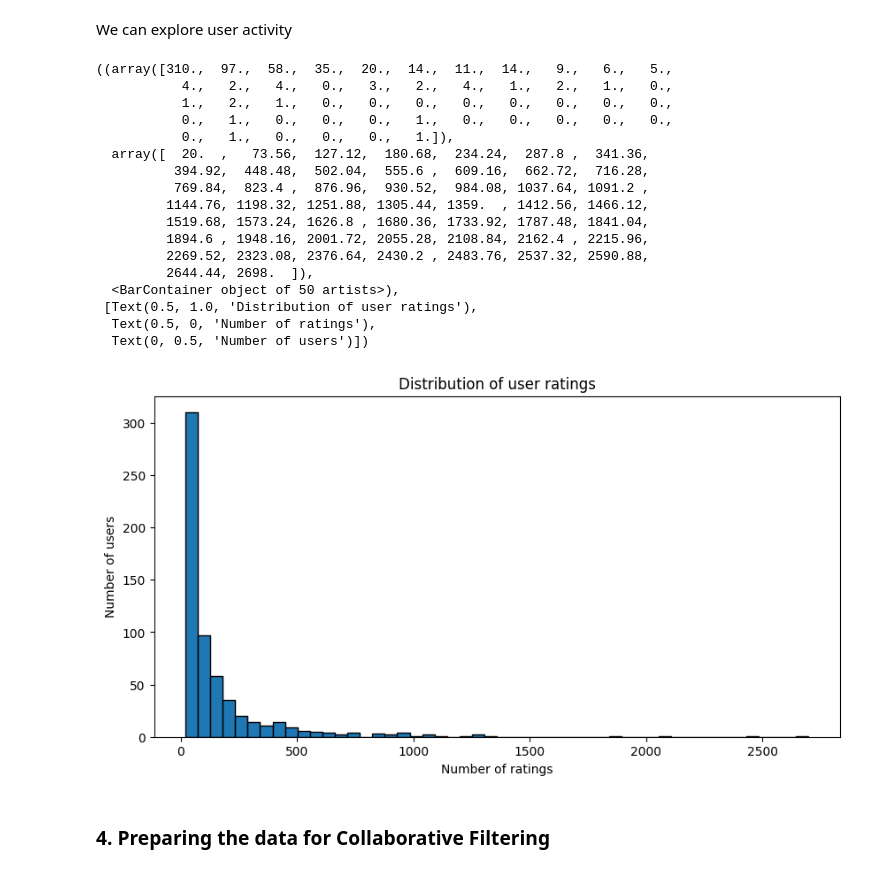
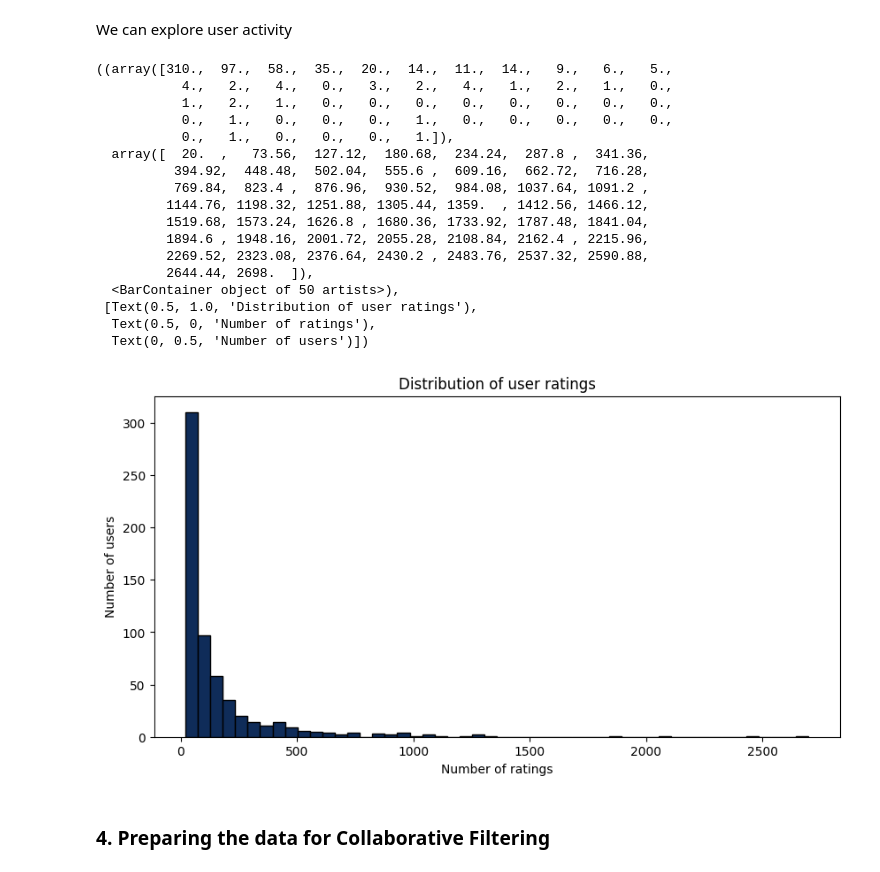
Before and after one commit to kemboielly/movielens_p4, a Jupyter notebook: notebook.ipynb, the cells around one changed output. Saved outputs shown, nothing was run; the diff lists cells and outputs as text; code cells hidden in the pictures.

Commit message:
edited the notebook added visuals andedited readme

```diff
--- a/notebook.ipynb
+++ b/notebook.ipynb
@@ -175,26 +230,26 @@ We can explore user activity
 # %%
 user_ratings = rating['userId'].value_counts()
 fig, ax = plt.subplots(figsize=(10, 5))
-ax.hist(user_ratings, bins=50, edgecolor='black'), ax.set(title='Distribution of user ratings', xlabel='Number of ratings', ylabel='Number of users')
+ax.hist(user_ratings, bins=50, edgecolor='black', color='#0F2C59'), ax.set(title='Distribution of user ratings', xlabel='Number of ratings', ylabel='Number of users')
 # %% [output]
 ((array([310.,  97.,  58.,  35.,  20.,  14.,  11.,  14.,   9.,   6.,   5.,
            4.,   2.,   4.,   0.,   3.,   2.,   4.,   1.,   2.,   1.,   0.,
            1.,   2.,   1.,   0.,   0.,   0.,   0.,   0.,   0.,   0.,   0.,
            0.,   1.,   0.,   0.,   0.,   1.,   0.,   0.,   0.,   0.,   0.,
            0.,   1.,   0.,   0.,   0.,   1.]),
   array([  20.  ,   73.56,  127.12,  180.68,  234.24,  287.8 ,  341.36,
           394.92,  448.48,  502.04,  555.6 ,  609.16,  662.72,  716.28,
           769.84,  823.4 ,  876.96,  930.52,  984.08, 1037.64, 1091.2 ,
          1144.76, 1198.32, 1251.88, 1305.44, 1359.  , 1412.56, 1466.12,
          1519.68, 1573.24, 1626.8 , 1680.36, 1733.92, 1787.48, 1841.04,
          1894.6 , 1948.16, 2001.72, 2055.28, 2108.84, 2162.4 , 2215.96,
          2269.52, 2323.08, 2376.64, 2430.2 , 2483.76, 2537.32, 2590.88,
          2644.44, 2698.  ]),
   <BarContainer object of 50 artists>),
  [Text(0.5, 1.0, 'Distribution of user ratings'),
   Text(0.5, 0, 'Number of ratings'),
   Text(0, 0.5, 'Number of users')])
-[figure, old version]
+[figure, new version]
 # %% [markdown]
 ### 4. Preparing the data for Collaborative Filtering
 # %%
```
Also changed, not shown: parts of 12 cells of this notebook, 4 other files.
